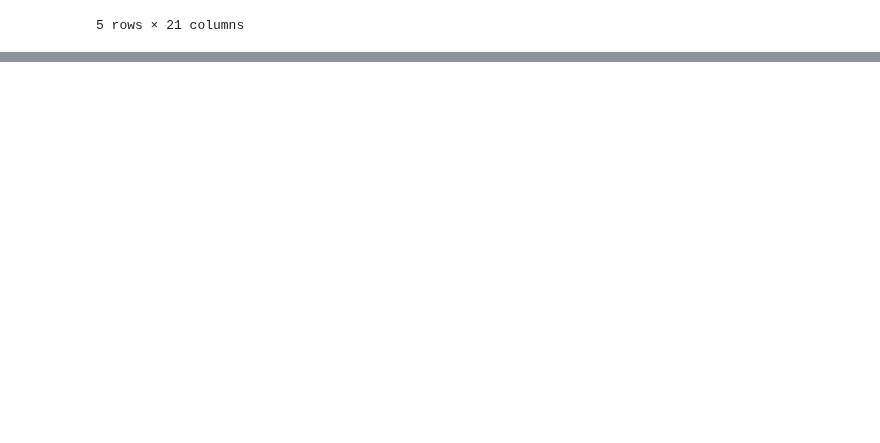
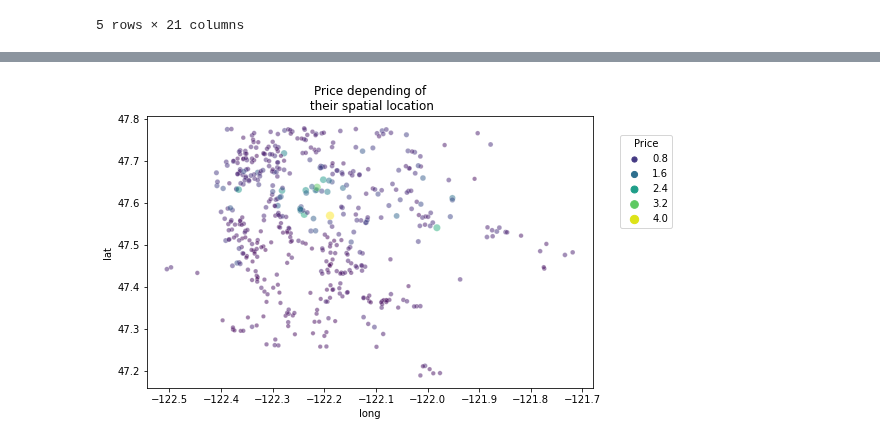
Before and after one commit to omgitsmj24/BOOT_AI_INTERN, a Jupyter notebook: Regression/all_regression_ever.ipynb, the cells around one changed output, grey strips where cells are left out. Cells and saved outputs as stored; diff of their text form; code cells hidden in the pictures; blank space fills up the shorter version.

```diff
--- a/Regression/all_regression_ever.ipynb
+++ b/Regression/all_regression_ever.ipynb
@@ -52,0 +67,7 @@ plt.gca().spines['top'].set_visible(False)
+# %%
+plt.figure(figsize=(8,5))
+sns.scatterplot(data = data.iloc[indices], x = 'long', y='lat', size ='price', hue ='price', palette="viridis", alpha=0.5)
+plt.legend(title = 'Price', bbox_to_anchor = (1.05,0.95), loc = 'upper left')
+_ = plt.title("Price depending of\n their spatial location")
+# %% [output]
+[figure, added]
```
Also changed, not shown: parts of 9 cells of this notebook.
